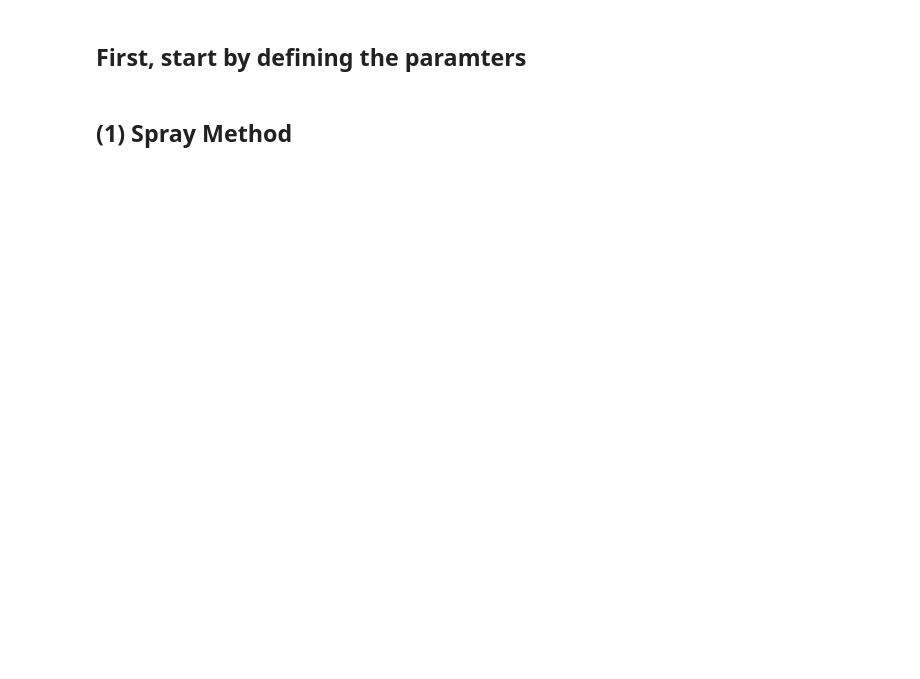
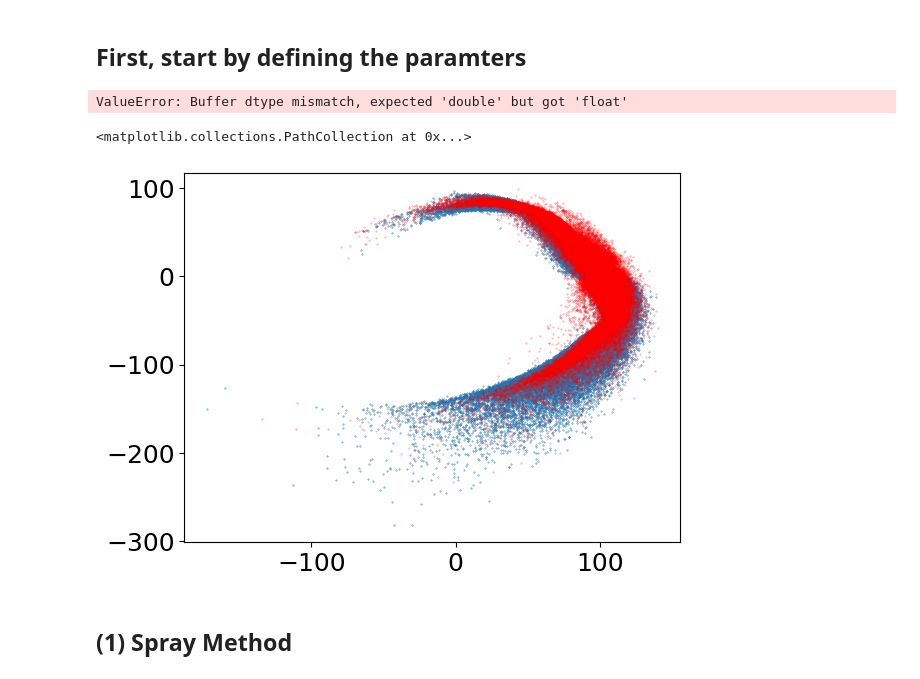
Before and after one commit to David-Chemaly/StreaMAX, a Jupyter notebook: quick_start.ipynb, the cells around one changed output. Cells and saved outputs as stored; diff of their text form; code cells hidden in the pictures; blank space fills up the shorter version.

```diff
--- a/quick_start.ipynb
+++ b/quick_start.ipynb
@@ -30,6 +30,17 @@ params = (logM, Rs, q, dirx, diry, dirz, logm, rs, x0, y0, z0, vx0, vy0, vz0, ti
 
 n_steps = 500 # Number of steps in the time integration
 n_particles = 10000 # Number of particles in the stream
+# %%
+from gala_spray import model_stream
+xv_stream_gala = model_stream(params[:-1], dt=-time/100)
+# %% [output]
+ValueError: Buffer dtype mismatch, expected 'double' but got 'float'
+# %%
+plt.scatter(xv_stream_gala[:,0], xv_stream_gala[:,1], s=0.1)
+plt.scatter(xv_stream_spray[:, 0], xv_stream_spray[:, 1], s=0.1, color='r', alpha=0.5)
+# %% [output]
+<matplotlib.collections.PathCollection at 0x...>
+[figure, added]
 # %% [markdown]
 ## (1) Spray Method
 # %%
```
Also changed, not shown: parts of 25 cells of this notebook, 6 other files.
